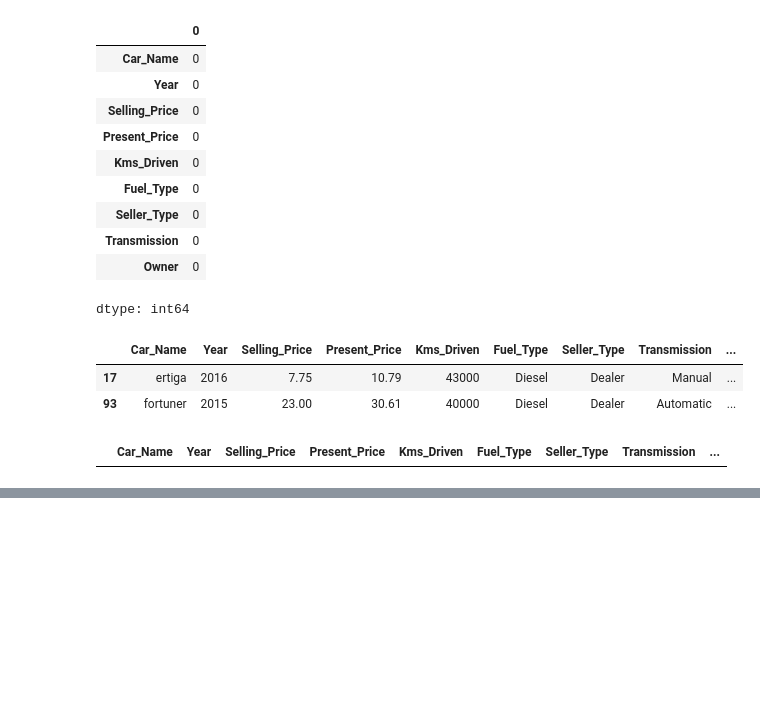
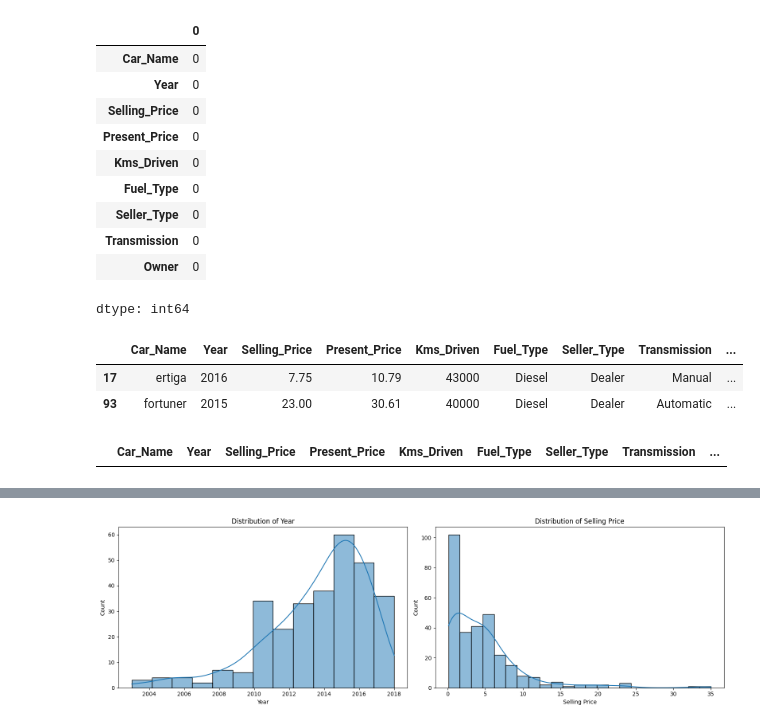
Before and after one commit to nikeshgamal24/Car-Price-Prediction-Project, a Jupyter notebook: Car_Price_Prediction_Regression_Project.ipynb, the cells around one changed output, grey strips where cells are left out. Saved outputs shown, nothing was run; the diff lists cells and outputs as text; code cells hidden in the pictures; blank space fills up the shorter version.

```diff
--- a/Car_Price_Prediction_Regression_Project.ipynb
+++ b/Car_Price_Prediction_Regression_Project.ipynb
@@ -341,0 +136,16 @@ plt.show()
+# %%
+plt.figure(figsize=(16, 5))
+
+plt.subplot(1, 2, 1)
+sns.histplot(data["Year"], kde=True)
+plt.title("Distribution of Year")
+plt.xlabel("Year")
+
+plt.subplot(1, 2, 2)
+sns.histplot(data["Selling_Price"], kde=True)
+plt.title("Distribution of Selling Price")
+plt.xlabel("Selling Price")
+plt.tight_layout()
+plt.show()
+# %% [output]
+[figure, added]
```
Also changed, not shown: parts of 23 cells of this notebook.
